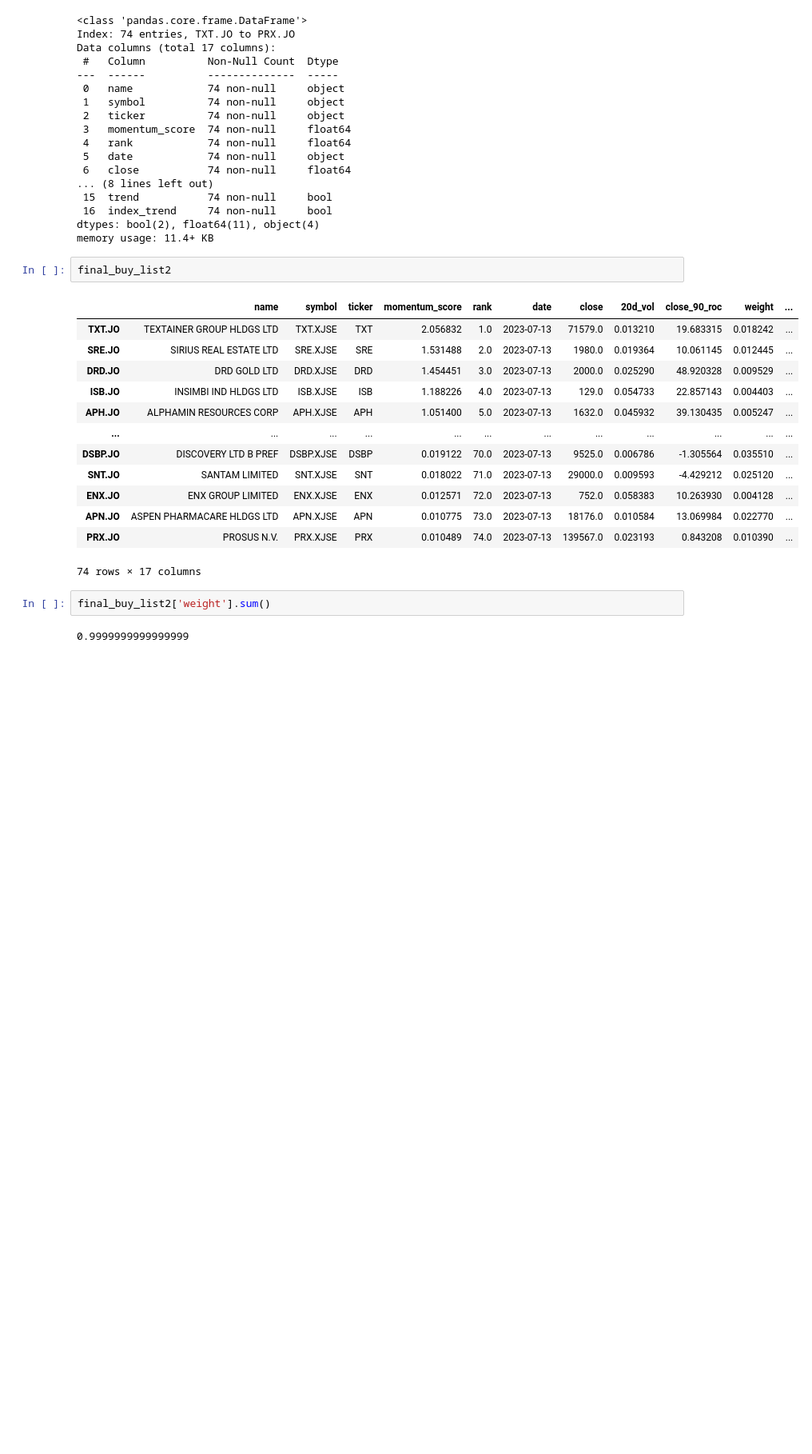
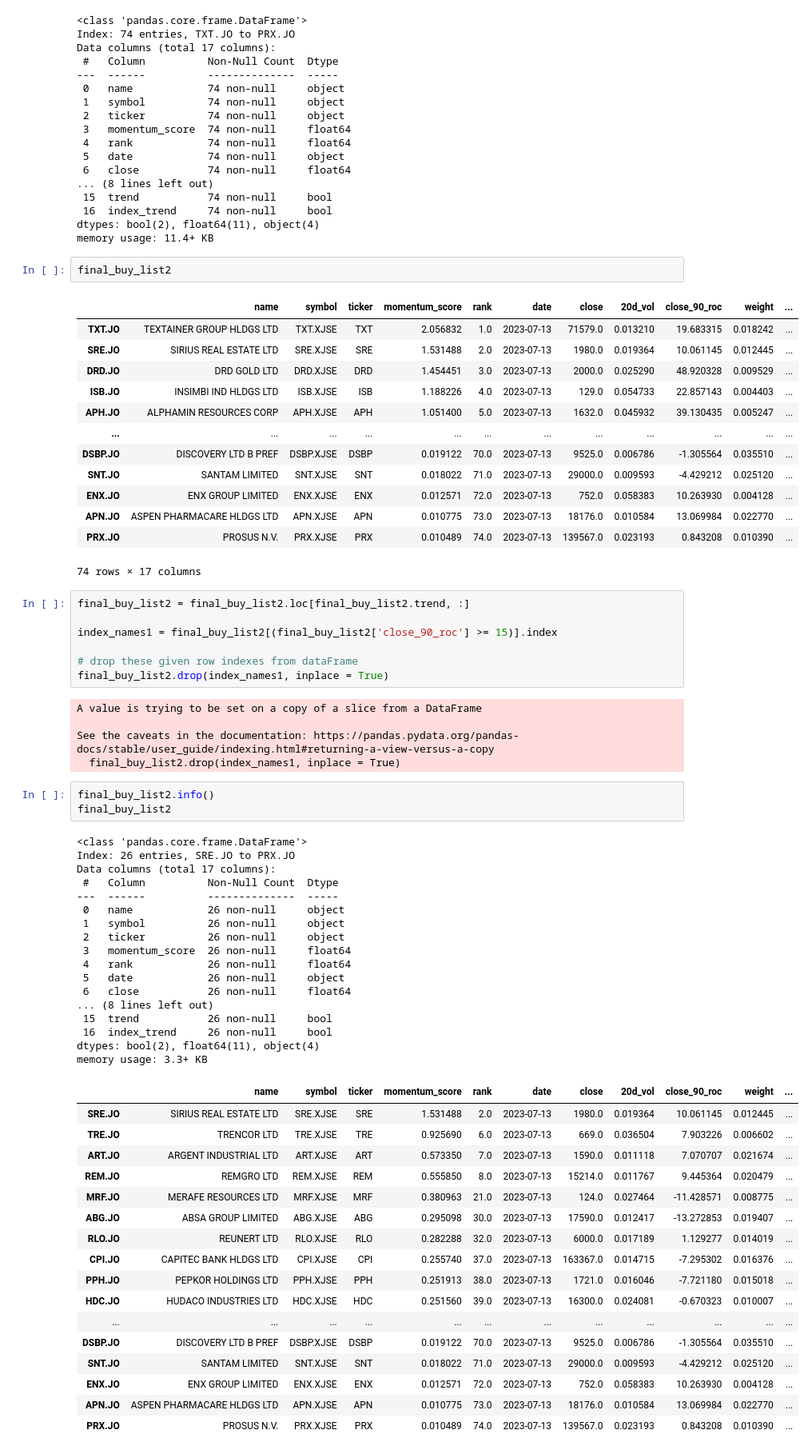
Before and after one commit to helmieresearch/helmieresearch, a Jupyter notebook: Momentum_Ranking_Model_2.ipynb, the cells around one changed output. Shown at 80% size. Cells and saved outputs as stored; diff of their text form; blank space fills up the shorter version.

```diff
--- a/Momentum_Ranking_Model_2.ipynb
+++ b/Momentum_Ranking_Model_2.ipynb
@@ -1985,7 +1985,53 @@ final_buy_list2
 | APN.JO | ASPEN PHARMACARE HLDGS LTD | APN.XJSE | APN | 0.010775 | 73.0 | 2023-07-13 | 18176.0 | 0.010584 | 13.069984 | 0.022770 | ... |
 | PRX.JO | PROSUS N.V. | PRX.XJSE | PRX | 0.010489 | 74.0 | 2023-07-13 | 139567.0 | 0.023193 | 0.843208 | 0.010390 | ... |
 74 rows × 17 columns
-# %%
-final_buy_list2['weight'].sum()
-# %% [output]
-0.9999999999999999
+# %%
+final_buy_list2 = final_buy_list2.loc[final_buy_list2.trend, :]
+
+index_names1 = final_buy_list2[(final_buy_list2['close_90_roc'] >= 15)].index
+
+# drop these given row indexes from dataFrame
+final_buy_list2.drop(index_names1, inplace = True)
+# %% [output]
+A value is trying to be set on a copy of a slice from a DataFrame
+
+See the caveats in the documentation: https://pandas.pydata.org/pandas-docs/stable/user_guide/indexing.html#returning-a-view-versus-a-copy
+  final_buy_list2.drop(index_names1, inplace = True)
+# %%
+final_buy_list2.info()
+final_buy_list2
+# %% [output]
+<class 'pandas.core.frame.DataFrame'>
+Index: 26 entries, SRE.JO to PRX.JO
+Data columns (total 17 columns):
+ #   Column          Non-Null Count  Dtype
+---  ------          --------------  -----
+ 0   name            26 non-null     object
+ 1   symbol          26 non-null     object
+ 2   ticker          26 non-null     object
+ 3   momentum_score  26 non-null     float64
+ 4   rank            26 non-null     float64
+ 5   date            26 non-null     object
+ 6   close           26 non-null     float64
+... (8 lines left out)
+ 15  trend           26 non-null     bool
+ 16  index_trend     26 non-null     bool
+dtypes: bool(2), float64(11), object(4)
+memory usage: 3.3+ KB
+|  | name | symbol | ticker | momentum_score | rank | date | close | 20d_vol | close_90_roc | weight | ... |
+| SRE.JO | SIRIUS REAL ESTATE LTD | SRE.XJSE | SRE | 1.531488 | 2.0 | 2023-07-13 | 1980.0 | 0.019364 | 10.061145 | 0.012445 | ... |
+| TRE.JO | TRENCOR LTD | TRE.XJSE | TRE | 0.925690 | 6.0 | 2023-07-13 | 669.0 | 0.036504 | 7.903226 | 0.006602 | ... |
+| ART.JO | ARGENT INDUSTRIAL LTD | ART.XJSE | ART | 0.573350 | 7.0 | 2023-07-13 | 1590.0 | 0.011118 | 7.070707 | 0.021674 | ... |
+| REM.JO | REMGRO LTD | REM.XJSE | REM | 0.555850 | 8.0 | 2023-07-13 | 15214.0 | 0.011767 | 9.445364 | 0.020479 | ... |
+| MRF.JO | MERAFE RESOURCES LTD | MRF.XJSE | MRF | 0.380963 | 21.0 | 2023-07-13 | 124.0 | 0.027464 | -11.428571 | 0.008775 | ... |
+| ABG.JO | ABSA GROUP LIMITED | ABG.XJSE | ABG | 0.295098 | 30.0 | 2023-07-13 | 17590.0 | 0.012417 | -13.272853 | 0.019407 | ... |
+| RLO.JO | REUNERT LTD | RLO.XJSE | RLO | 0.282288 | 32.0 | 2023-07-13 | 6000.0 | 0.017189 | 1.129277 | 0.014019 | ... |
+| CPI.JO | CAPITEC BANK HLDGS LTD | CPI.XJSE | CPI | 0.255740 | 37.0 | 2023-07-13 | 163367.0 | 0.014715 | -7.295302 | 0.016376 | ... |
+| PPH.JO | PEPKOR HOLDINGS LTD | PPH.XJSE | PPH | 0.251913 | 38.0 | 2023-07-13 | 1721.0 | 0.016046 | -7.721180 | 0.015018 | ... |
+| HDC.JO | HUDACO INDUSTRIES LTD | HDC.XJSE | HDC | 0.251560 | 39.0 | 2023-07-13 | 16300.0 | 0.024081 | -0.670323 | 0.010007 | ... |
+| ... | ... | ... | ... | ... | ... | ... | ... | ... | ... | ... | ... |
+| DSBP.JO | DISCOVERY LTD B PREF | DSBP.XJSE | DSBP | 0.019122 | 70.0 | 2023-07-13 | 9525.0 | 0.006786 | -1.305564 | 0.035510 | ... |
+| SNT.JO | SANTAM LIMITED | SNT.XJSE | SNT | 0.018022 | 71.0 | 2023-07-13 | 29000.0 | 0.009593 | -4.429212 | 0.025120 | ... |
+| ENX.JO | ENX GROUP LIMITED | ENX.XJSE | ENX | 0.012571 | 72.0 | 2023-07-13 | 752.0 | 0.058383 | 10.263930 | 0.004128 | ... |
+| APN.JO | ASPEN PHARMACARE HLDGS LTD | APN.XJSE | APN | 0.010775 | 73.0 | 2023-07-13 | 18176.0 | 0.010584 | 13.069984 | 0.022770 | ... |
+| PRX.JO | PROSUS N.V. | PRX.XJSE | PRX | 0.010489 | 74.0 | 2023-07-13 | 139567.0 | 0.023193 | 0.843208 | 0.010390 | ... |
```
